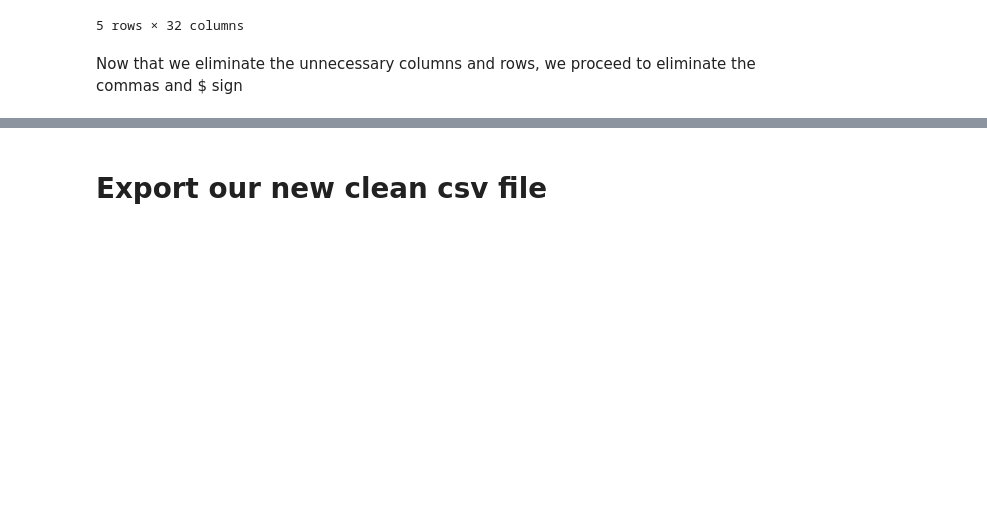
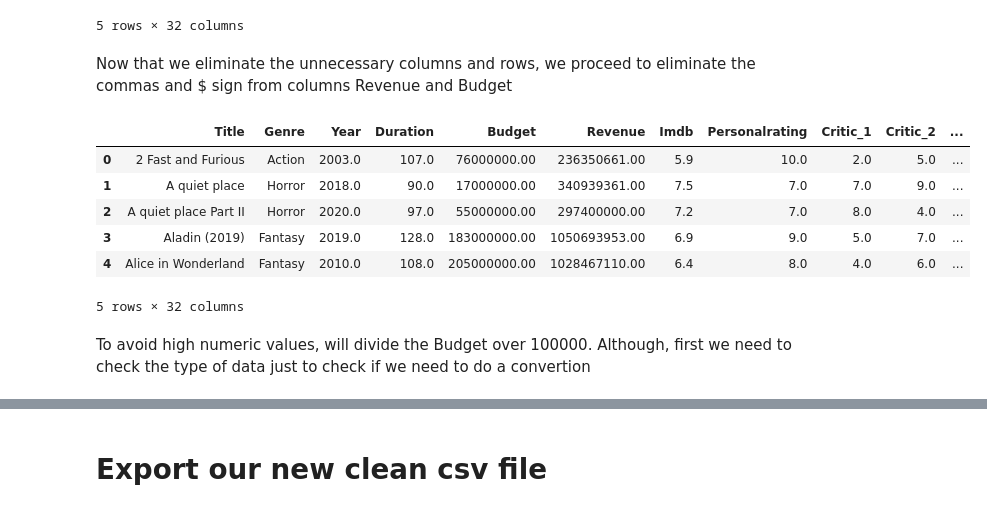
Before and after one commit to Alaninja1209/Did-you-like-the-movie-, a Jupyter notebook: Movie_Dataset_CleaningStage.ipynb, the cells around one changed output, grey strips where cells are left out. Saved outputs shown, nothing was run; the diff lists cells and outputs as text; code cells hidden in the pictures; blank space fills up the shorter version.

```diff
--- a/Movie_Dataset_CleaningStage.ipynb
+++ b/Movie_Dataset_CleaningStage.ipynb
@@ -117,4 +117,23 @@ movies.tail(5)
 | 202 | Zootopia | Adventure | 2016.0 | 108.0 | $150,000,000.00 | $1,025,000,000.00 | 8.0 | 8.0 | 8.0 | 7.0 | ... |
 5 rows × 32 columns
 # %% [markdown]
-Now that we eliminate the unnecessary columns and rows, we proceed to eliminate the commas and $ sign
+Now that we eliminate the unnecessary columns and rows, we proceed to eliminate the commas and $ sign from columns Revenue and Budget
+# %%
+# Eliminate commas and $
+movies['Budget'] = movies['Budget'].str.replace(r'\$', '', regex=True)
+movies['Budget'] = movies['Budget'].str.replace(',', '')
+
+movies['Revenue'] = movies['Revenue'].str.replace(r'\$', '', regex=True)
+movies['Revenue'] = movies['Revenue'].str.replace(',', '')
+
+movies.head(5)
+# %% [output]
+|  | Title | Genre | Year | Duration | Budget | Revenue | Imdb | Personalrating | Critic_1 | Critic_2 | ... |
+| 0 | 2 Fast and Furious | Action | 2003.0 | 107.0 | 76000000.00 | 236350661.00 | 5.9 | 10.0 | 2.0 | 5.0 | ... |
+| 1 | A quiet place | Horror | 2018.0 | 90.0 | 17000000.00 | 340939361.00 | 7.5 | 7.0 | 7.0 | 9.0 | ... |
+| 2 | A quiet place Part II | Horror | 2020.0 | 97.0 | 55000000.00 | 297400000.00 | 7.2 | 7.0 | 8.0 | 4.0 | ... |
+| 3 | Aladin (2019) | Fantasy | 2019.0 | 128.0 | 183000000.00 | 1050693953.00 | 6.9 | 9.0 | 5.0 | 7.0 | ... |
+| 4 | Alice in Wonderland | Fantasy | 2010.0 | 108.0 | 205000000.00 | 1028467110.00 | 6.4 | 8.0 | 4.0 | 6.0 | ... |
+5 rows × 32 columns
+# %% [markdown]
+To avoid high numeric values, will divide the Budget over 100000. Although, first we need to check the type of data just to check if we need to do a convertion
```
Also changed, not shown: parts of 2 cells of this notebook.
